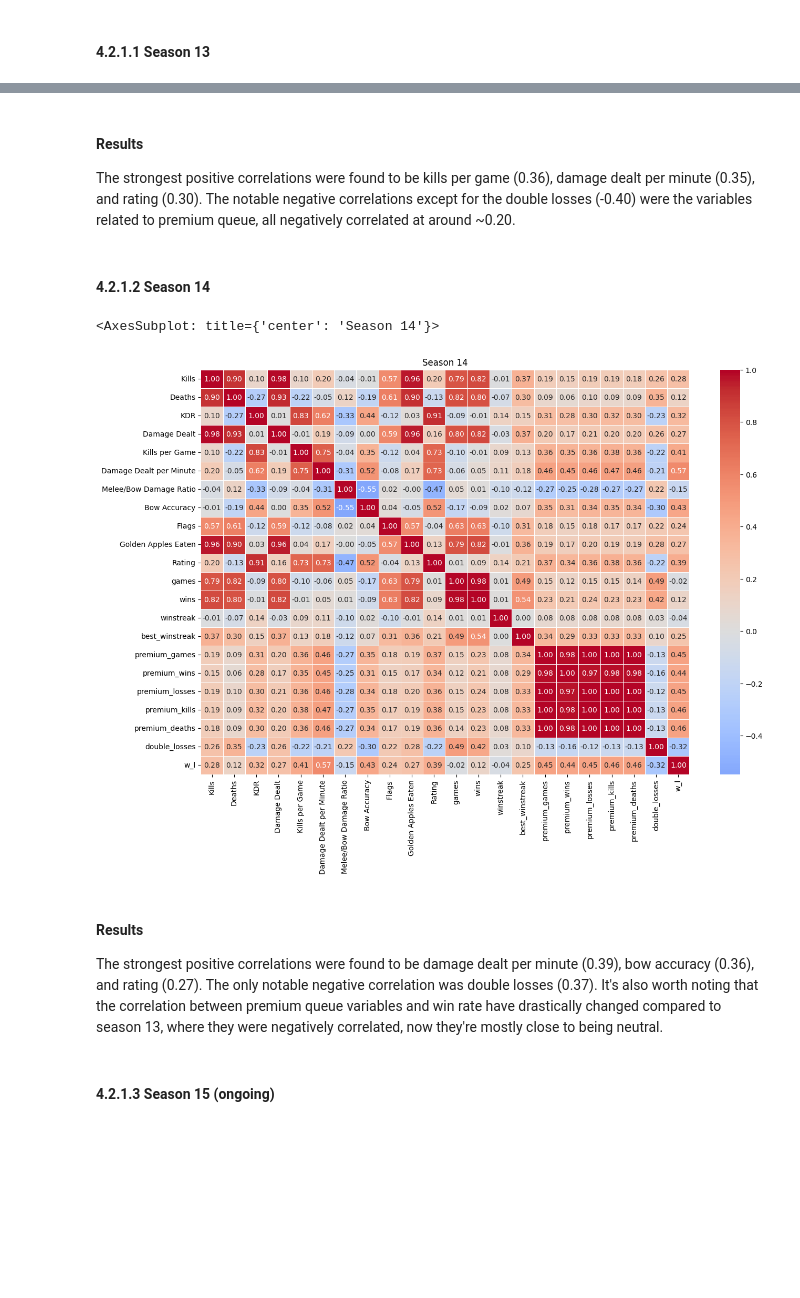
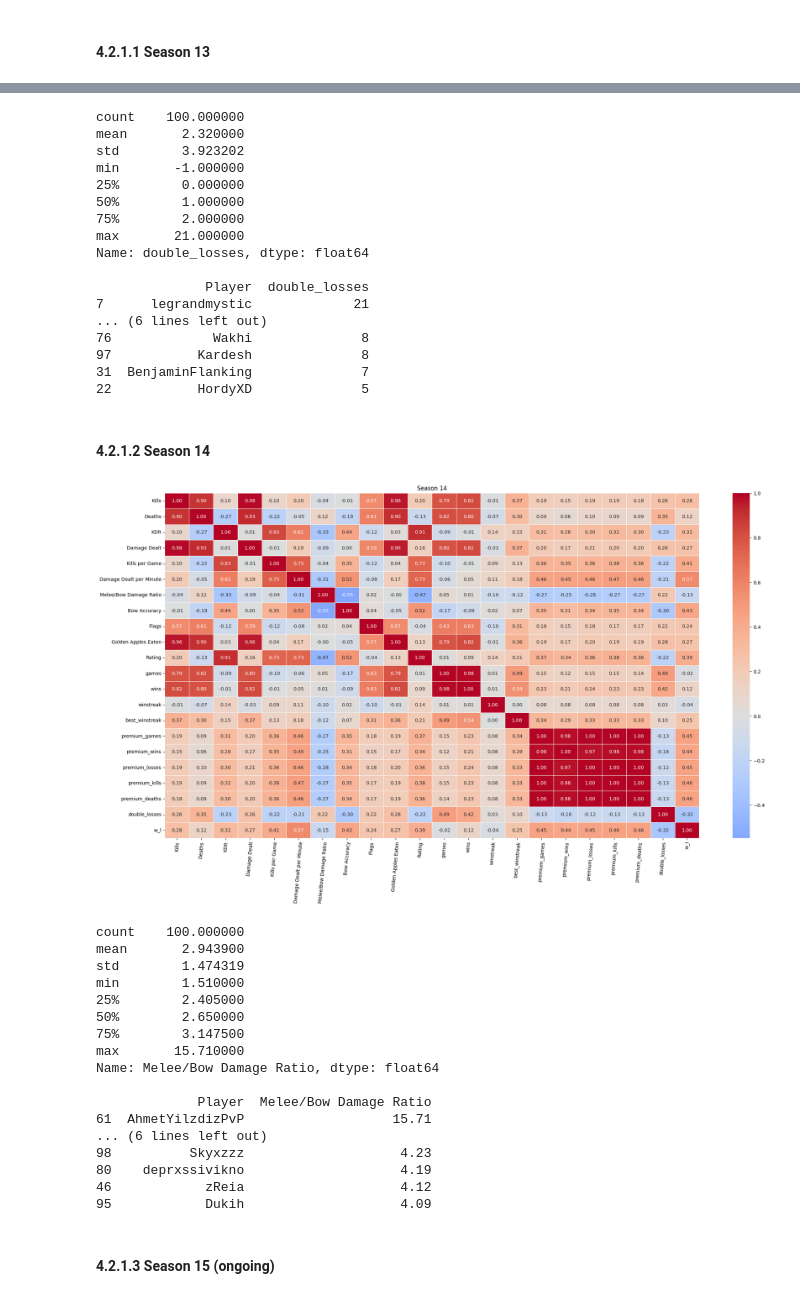
Before and after one commit to philipsinnott/Stratus, a Jupyter notebook: Stratus project finalized.ipynb, the cells around one changed output, grey strips where cells are left out. Drawn from its saved outputs; the diff is of its cells as text; code cells hidden in the pictures; blank space fills up the shorter version.

```diff
--- a/Stratus project finalized.ipynb
+++ b/Stratus project finalized.ipynb
@@ -453,20 +350,69 @@ sns.heatmap(corr, annot=True, cmap='coolwarm', center=0, fmt='.2f', linewidths=.
-# %% [markdown]
-#### Results
-The strongest positive correlations were found to be kills per game (0.36), damage dealt per minute (0.35), and rating (0.30). The notable negative correlations except for the double losses (-0.40) were the variables related to premium queue, all negatively correlated at around ~0.20.
+# %%
+# identify outliers
+print(s13["double_losses"].describe(),"\n")
+
+# filter df to  only show players with 5 or more double_losses
+filtered_df = s13[s13['double_losses'] >= 5]
+# sort in descending order
+filtered_df = filtered_df.sort_values("double_losses", ascending=False)
+print(filtered_df[["Player", "double_losses"]])
+# %% [output]
+count    100.000000
+mean       2.320000
+std        3.923202
+min       -1.000000
+25%        0.000000
+50%        1.000000
+75%        2.000000
+max       21.000000
+Name: double_losses, dtype: float64
+
+              Player  double_losses
+7      legrandmystic             21
+... (6 lines left out)
+76             Wakhi              8
+97           Kardesh              8
+31  BenjaminFlanking              7
+22           HordyXD              5
 # %% [markdown]
 #### 4.2.1.2 Season 14
 # %%
 corr = s14.drop(['season', 'Wins', 'losses', 'Ranking', 'best_elo', 'elo'], axis=1).corr(method='spearman', numeric_only=True)
 
-plt.figure(figsize=(15,10))
+plt.figure(figsize=(25,13))
 plt.title("Season 14")
 sns.heatmap(corr, annot=True, cmap='coolwarm', center=0, fmt='.2f', linewidths=.5, linecolor='white')
+xticks = plt.gca().get_xticklabels()
+res = plt.setp(xticks, rotation=85)
 # %% [output]
-<AxesSubplot: title={'center': 'Season 14'}>
-[figure, old version]
+[figure, new version]
-# %% [markdown]
-#### Results
-The strongest positive correlations were found to be damage dealt per minute (0.39), bow accuracy (0.36), and rating (0.27). The only notable negative correlation was double losses (0.37). It's also worth noting that the correlation between premium queue variables and win rate have drastically changed compared to season 13, where they were negatively correlated, now they're mostly close to being neutral.
+# %%
+# identify outliers
+print(s14["Melee/Bow Damage Ratio"].describe(),"\n")
+
+# filter df
+filtered_df_s14 = s14[s14['Melee/Bow Damage Ratio'] >= 4]
+# sort in descending order
+filtered_df_s14 = filtered_df_s14.sort_values("Melee/Bow Damage Ratio", ascending=False)
+print(filtered_df_s14[["Player", "Melee/Bow Damage Ratio"]])
+# %% [output]
+count    100.000000
+mean       2.943900
+std        1.474319
+min        1.510000
+25%        2.405000
+50%        2.650000
+75%        3.147500
+max       15.710000
+Name: Melee/Bow Damage Ratio, dtype: float64
+
+             Player  Melee/Bow Damage Ratio
+61  AhmetYilzdizPvP                   15.71
+... (6 lines left out)
+98          Skyxzzz                    4.23
+80    deprxssivikno                    4.19
+46            zReia                    4.12
+95            Dukih                    4.09
 # %% [markdown]
 #### 4.2.1.3 Season 15 (ongoing)
 # %%
```
Also changed, not shown: parts of 36 cells of this notebook, 2 other files.
